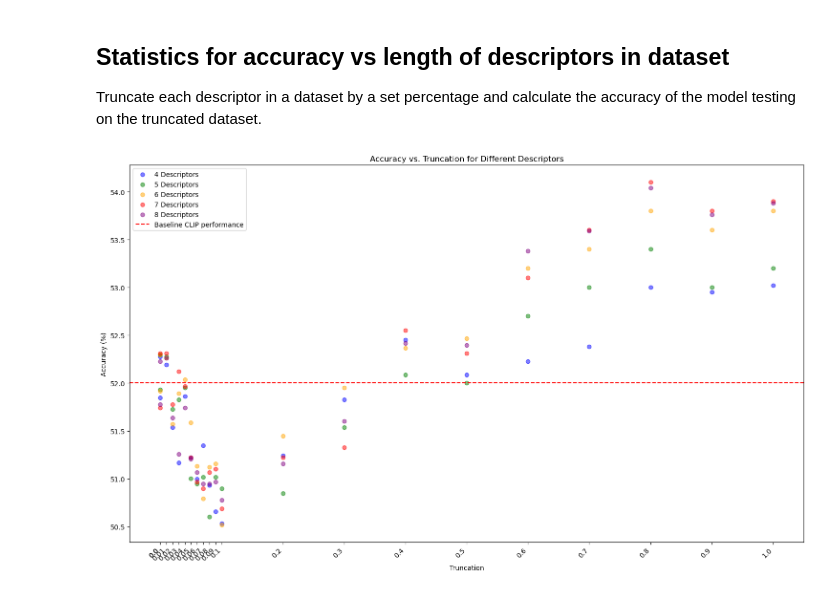
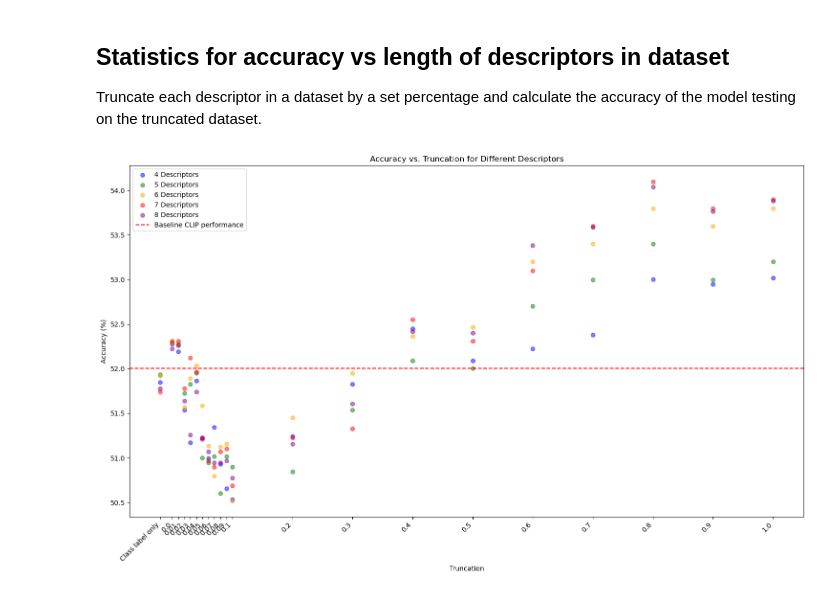
Before and after one commit to LukeHeffAI/DCLIP2, a Jupyter notebook: json_editing.ipynb, the cells around one changed output. Cells and saved outputs as stored; diff of their text form; code cells hidden in the pictures.

Commit message:
Improve graphing options

```diff
--- a/json_editing.ipynb
+++ b/json_editing.ipynb
@@ -157,35 +157,36 @@ import numpy as np
 import matplotlib.pyplot as plt
 
 descriptor_count_vs_truncation_dict = {
     "4 Descriptors": [51.847, 52.278, 52.192, 51.536, 51.170, 51.864, 51.225, 50.997, 51.346, 50.932, 50.657, 50.535, 51.243, 51.829, 52.451, 52.088, 52.226, 52.382, 53.003, 52.951, 53.020],
     "5 Descriptors": [51.933, 52.295, 52.278, 51.726, 51.829, 51.950, 51.001, 50.949, 51.018, 50.604, 51.018, 50.897, 50.846, 51.536, 52.088, 52.002, 52.7, 53.0, 53.4, 53.0, 53.2],
     "6 Descriptors": [51.916, 52.295, 52.261, 51.571, 51.892, 52.037, 51.588, 51.132, 50.794, 51.122, 51.158, 50.518, 51.450, 51.950, 52.365, 52.468, 53.2, 53.4, 53.8, 53.6, 53.8],
     "7 Descriptors": [51.743, 52.313, 52.313, 51.778, 52.123, 51.968, 51.225, 50.967, 50.897, 51.070, 51.104, 50.690, 51.225, 51.329, 52.554, 52.313, 53.1, 53.6, 54.1, 53.8, 53.9],
     "8 Descriptors": [51.778, 52.226, 52.261, 51.640, 51.260, 51.743, 51.208, 51.070, 50.949, 50.948, 50.966, 50.777, 51.156, 51.605, 52.416, 52.399, 53.383, 53.590, 54.039, 53.763, 53.883],
     "X - labels":    ["Class label only", 0.00, 0.01, 0.02, 0.03, 0.04, 0.05, 0.06, 0.07, 0.08, 0.09, 0.1, 0.2, 0.3, 0.4, 0.5, 0.6, 0.7, 0.8, 0.9, 1.0]
 }
 
-# Create x-axis values including "Class label only" at position 0
-x_values = [0] + list(np.linspace(0, 0.1, 11)) + list(np.round(np.linspace(0.2, 1.0, 9), 1))
+# Method 1: Create x-axis values manually
+x_values = list(np.linspace(0, 0.1, 11)) + list(np.round(np.linspace(0.2, 1.0, 9), 1))
 
 fig, ax = plt.subplots(figsize=(15, 9))
 
 colors = ['blue', 'green', 'orange', 'red', 'purple']
 
 for (label, values), color in zip(descriptor_count_vs_truncation_dict.items(), colors):
     if label != "X - labels":
-        ax.scatter(x_values, values, color=color, alpha=0.5, label=label)
+        ax.scatter(x_values, values[1:], color=color, alpha=0.5, label=label)
+        ax.scatter(-0.02, values[0], color=color, alpha=0.5)  # Manually add the first point
 
 # Set the x-ticks to match the original labels
-ax.set_xticks(x_values)
+ax.set_xticks([-0.02] + x_values)
 ax.set_xticklabels(descriptor_count_vs_truncation_dict["X - labels"], rotation=45, ha='right')
 ax.axhline(52.0021, color='red', linestyle='--', label='Baseline CLIP performance')
 ax.set_xlabel('Truncation')
 ax.set_ylabel('Accuracy (%)')
 ax.set_title('Accuracy vs. Truncation for Different Descriptors')
 ax.legend()
 
 plt.tight_layout()
 plt.show()
 # %% [output]
-[figure, old version]
+[figure, new version]
```
